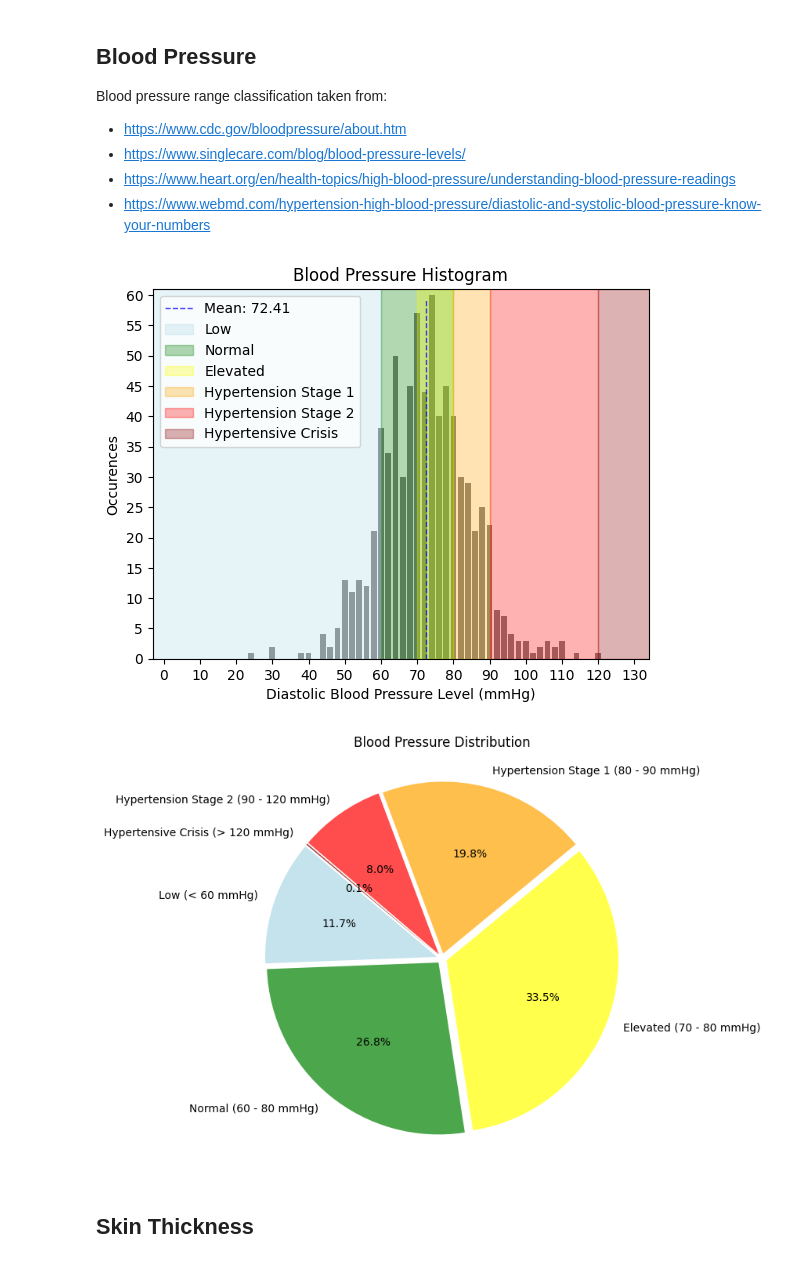
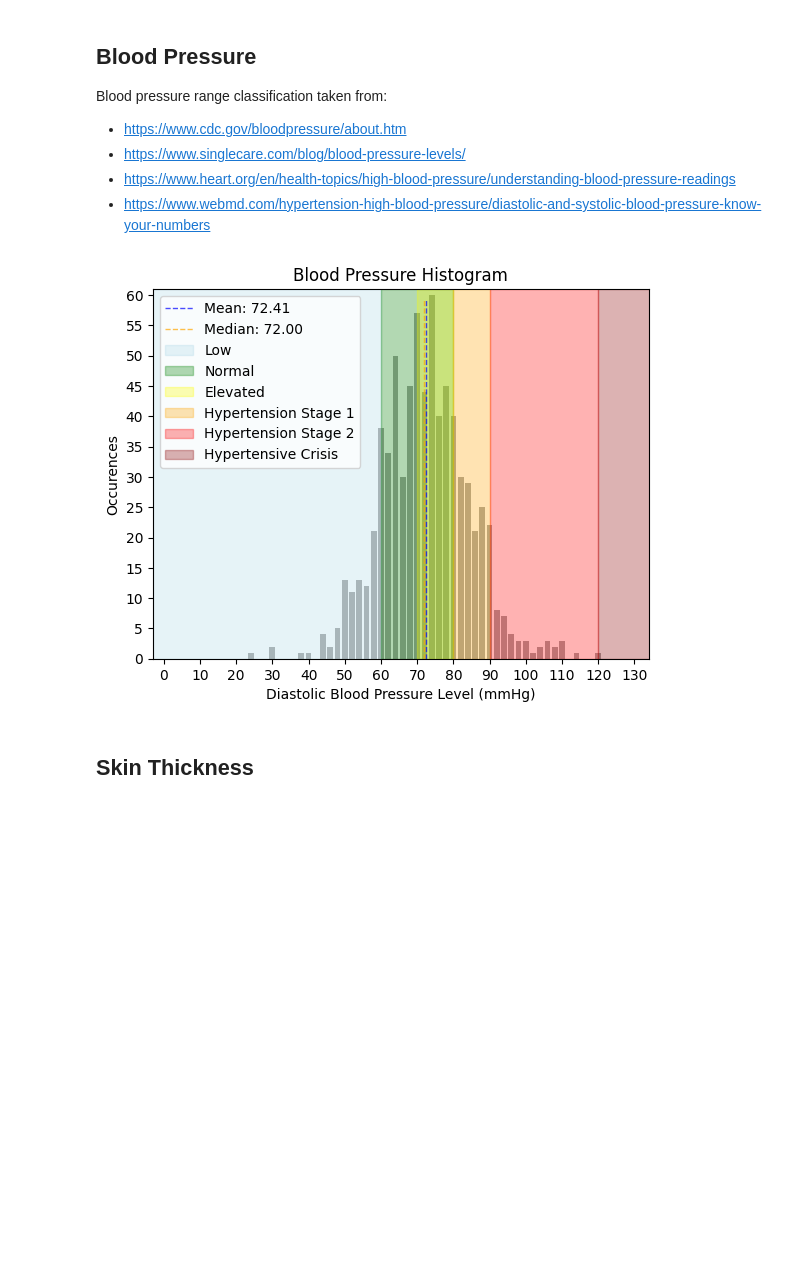
Before and after one commit to Bluxen/DA-Project1, a Jupyter notebook: 13_diabetes_prediction.ipynb, the cells around one changed output. Saved outputs shown, nothing was run; the diff lists cells and outputs as text; code cells hidden in the pictures; blank space fills up the shorter version.

```diff
--- a/13_diabetes_prediction.ipynb
+++ b/13_diabetes_prediction.ipynb
@@ -161,69 +204,48 @@ max_blood_pressure = diabetes_filtered_blood_pressure['Blood Pressure'].max()
 
 # calculate average blood pressure
 average_blood_pressure = diabetes_filtered_blood_pressure['Blood Pressure'].mean()
+median_blood_pressure = diabetes_filtered_blood_pressure['Blood Pressure'].median()
 
 # show histogram of blood pressure
-counts, bins, patches = plt.hist(diabetes_filtered_blood_pressure['Blood Pressure'], bins=range(0, max_blood_pressure + 2, 2), align='left', rwidth=0.8, color='gray')
+counts, bins, patches = plt.hist(diabetes_filtered_blood_pressure['Blood Pressure'], bins=range(0, max_blood_pressure + 2, 2), align='left', rwidth=0.8, color='gray', alpha=0.7)
 plt.xticks(range(0, max_blood_pressure + 10, 10))
 plt.xlim([0 - 3, max_blood_pressure + 12])
 plt.ylim([0, counts.max() + 1])
 plt.locator_params(axis='y', nbins=20)
 
 # show mean on histogram
 plt.vlines(average_blood_pressure, 0, plt.ylim()[1] * 0.97, colors='blue', linestyles='dashed', linewidth=1, alpha=0.7)
+
+# show median on histogram
+plt.vlines(median_blood_pressure, 0, plt.ylim()[1] * 0.97, colors='orange', linestyles='dashed', linewidth=1, alpha=0.7)
 
 # define blood pressure ranges
 low_upper_bound = 60
 normal_lower_bound = 60
 normal_upper_bound = 80
 elevated_lower_bound = 70
 elevated_upper_bound = 80
 hypertension1_lower_bound = 80
 hypertension1_upper_bound = 90
 hypertension2_lower_bound = 90
 hypertension2_upper_bound = 120
 hypertensive_crisis_lower_bound = 120
 
 # show the ranges on the histogram
 plt.fill_betweenx([0, plt.ylim()[1]], -10, low_upper_bound, color='lightblue', alpha=0.3)
 plt.fill_betweenx([0, plt.ylim()[1]], normal_lower_bound, normal_upper_bound, color='green', alpha=0.3)
 plt.fill_betweenx([0, plt.ylim()[1]], elevated_lower_bound, elevated_upper_bound, color='yellow', alpha=0.3)
 plt.fill_betweenx([0, plt.ylim()[1]], hypertension1_lower_bound, hypertension1_upper_bound, color='orange', alpha=0.3)
 plt.fill_betweenx([0, plt.ylim()[1]], hypertension2_lower_bound, hypertension2_upper_bound, color='red', alpha=0.3)
 plt.fill_betweenx([0, plt.ylim()[1]], hypertensive_crisis_lower_bound, 300, color='darkred', alpha=0.3)
-plt.legend(['Mean: ' + "{:.2f}".format(average_blood_pressure), 'Low', 'Normal', 'Elevated', 'Hypertension Stage 1', 'Hypertension Stage 2', 'Hypertensive Crisis'], loc='upper left')
+plt.legend(['Mean: ' + "{:.2f}".format(average_blood_pressure), 'Median: ' + "{:.2f}".format(median_blood_pressure), 'Low', 'Normal', 'Elevated', 'Hypertension Stage 1', 'Hypertension Stage 2', 'Hypertensive Crisis'], loc='upper left')
 
 plt.title('Blood Pressure Histogram')
 plt.xlabel('Diastolic Blood Pressure Level (mmHg)')
 plt.ylabel('Occurences')
 plt.show()
-
-# count number of people in blood pressure ranges
-low = diabetes_filtered_blood_pressure[(diabetes_filtered_blood_pressure['Blood Pressure'] < normal_lower_bound)].shape[0]
-normal = diabetes_filtered_blood_pressure[(diabetes_filtered_blood_pressure['Blood Pressure'] >= normal_lower_bound) & (diabetes_filtered_blood_pressure['Blood Pressure'] < elevated_lower_bound)].shape[0]
-elevated = diabetes_filtered_blood_pressure[(diabetes_filtered_blood_pressure['Blood Pressure'] >= elevated_lower_bound) & (diabetes_filtered_blood_pressure['Blood Pressure'] < hypertension1_lower_bound)].shape[0]
-hypertension1 = diabetes_filtered_blood_pressure[(diabetes_filtered_blood_pressure['Blood Pressure'] >= hypertension1_lower_bound) & (diabetes_filtered_blood_pressure['Blood Pressure'] < hypertension2_lower_bound)].shape[0]
-hypertension2 = diabetes_filtered_blood_pressure[(diabetes_filtered_blood_pressure['Blood Pressure'] >= hypertension2_lower_bound) & (diabetes_filtered_blood_pressure['Blood Pressure'] < hypertensive_crisis_lower_bound)].shape[0]
-hypertensive_crisis = diabetes_filtered_blood_pressure[(diabetes_filtered_blood_pressure['Blood Pressure'] >= hypertensive_crisis_lower_bound)].shape[0]
-
-# pie chart of blood pressure ranges
-labels = ['Low (< {} mmHg)'.format(low_upper_bound),
-          'Normal ({} - {} mmHg)'.format(normal_lower_bound, normal_upper_bound),
-          'Elevated ({} - {} mmHg)'.format(elevated_lower_bound, elevated_upper_bound),
-          'Hypertension Stage 1 ({} - {} mmHg)'.format(hypertension1_lower_bound, hypertension1_upper_bound),
-          'Hypertension Stage 2 ({} - {} mmHg)'.format(hypertension2_lower_bound, hypertension2_upper_bound),
-          'Hypertensive Crisis (> {} mmHg)'.format(hypertensive_crisis_lower_bound)]
-sizes = [low, normal, elevated, hypertension1, hypertension2, hypertensive_crisis]
-colors = [mcolors.to_rgba('lightblue', alpha=0.7), mcolors.to_rgba('green', alpha=0.7), mcolors.to_rgba('yellow', alpha=0.7), mcolors.to_rgba('orange', alpha=0.7), mcolors.to_rgba('red', alpha=0.7), mcolors.to_rgba('darkred', alpha=0.7)]
-explode = (0.03, 0.03, 0.03, 0.03, 0.03, 0.03)
-plt.pie(sizes, explode=explode, labels=labels, colors=colors, autopct='%1.1f%%', startangle=140)
-plt.axis('equal')
-plt.title('Blood Pressure Distribution')
-plt.subplots_adjust(top=1.2)
-plt.show()
 # %% [output]
-[figure, old version]
+[figure, new version]
-[figure, removed]
 # %% [markdown]
 ## Skin Thickness
 # %%
```
Also changed, not shown: parts of 25 cells of this notebook.
